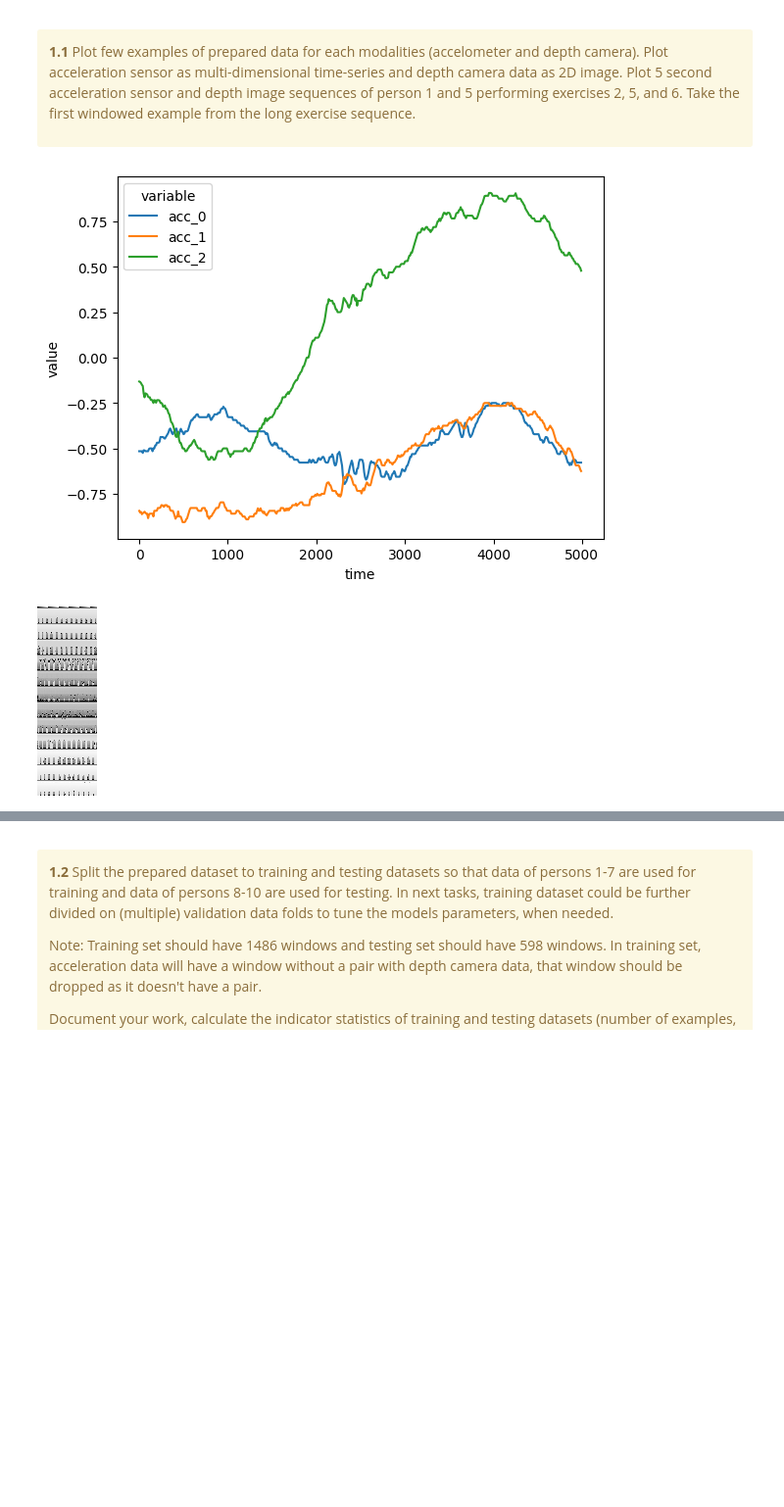
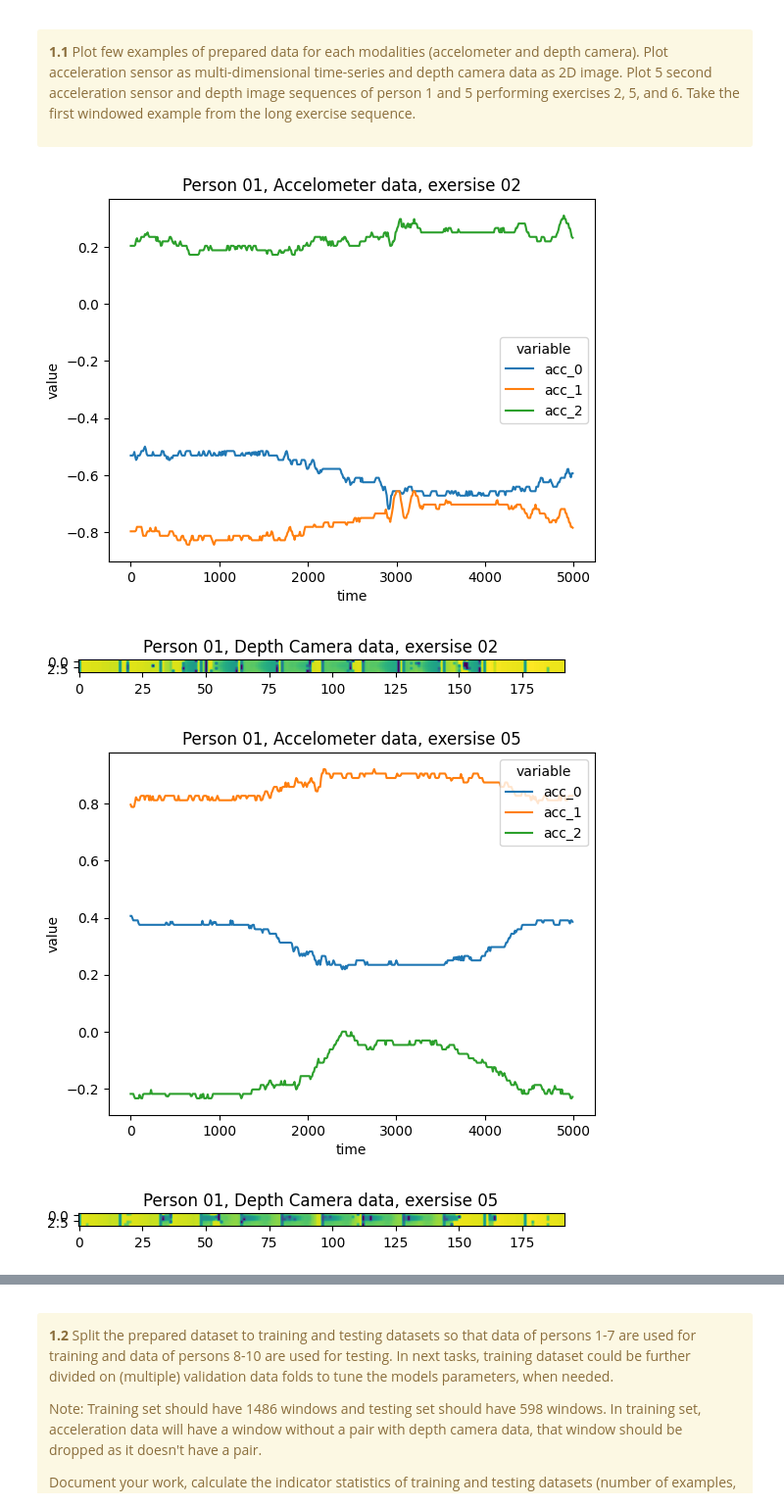
Before and after one commit to dHoundenko/Multi-Modal-Classification, a Jupyter notebook: project-work-MEx-classification.ipynb, the cells around one changed output, grey strips where cells are left out. Shown at 98% size. Saved outputs shown, nothing was run; the diff lists cells and outputs as text; code cells hidden in the pictures; blank space fills up the shorter version.

```diff
--- a/project-work-MEx-classification.ipynb
+++ b/project-work-MEx-classification.ipynb
@@ -206,19 +206,35 @@ Dataframe with one windowed measurement series:
 # %%
 # 1.1. Visualize selected samples for both modalities
 
 ### Your code begins here ###
 from PIL import Image
 import matplotlib.pyplot as plt
 import seaborn as sns
+import warnings
+warnings.filterwarnings('ignore')
 
-sns.lineplot(data = pd.melt(df_records_windowed["df"].iloc[0], ['time']), x = 'time', y = 'value', hue = 'variable')
-plt.show()
+### PLOT ONLY FIRST INDEX WINDOW
 
-arr = np.genfromtxt(r'MEx\dc_0.05_0.05\10\dc_0.05_0.05_10_exercise_01_1.csv', delimiter=',')
-arr = arr*255
-im = Image.fromarray(np.uint8(np.transpose(arr)))
-im
+for j in [1,5]:
+  for i in [2,5,6]:
+    sns.lineplot(data = pd.melt(df_records_windowed[(df_records_windowed['subject_id'] == f'0{j}') &
+                                                      (df_records_windowed['exercise_id'] == f'0{i}') &
+                                                      (df_records_windowed['window_idx'] == 0) &
+                                                      (df_records_windowed['sensor_code'] == 'act')]['df'].iloc[0],
+                                                        ['time']), x = 'time', y = 'value', hue = 'variable')
+    plt.title(f'Person 0{j}, Accelometer data, exersise 0{i}')
+    plt.show()
+
+    plt.imshow(df_records_windowed[(df_records_windowed['subject_id'] == f'0{j}') &
+                                                      (df_records_windowed['exercise_id'] == f'0{i}') &
+                                                      (df_records_windowed['window_idx'] == 0) &
+                                                      (df_records_windowed['sensor_code'] == 'dc')]['df'].iloc[0].loc[:, df.columns!='time'])
+    plt.title(f'Person 0{j}, Depth Camera data, exersise 0{i}')
+    plt.show()
+
 ### Your code ends here ###
 # %% [output]
-[figure, old version]
+[figure, new version]
-[figure, old version]
+[figure, new version]
+[figure, added]
+[figure, added]
```
Also changed, not shown: parts of 11 cells of this notebook.
